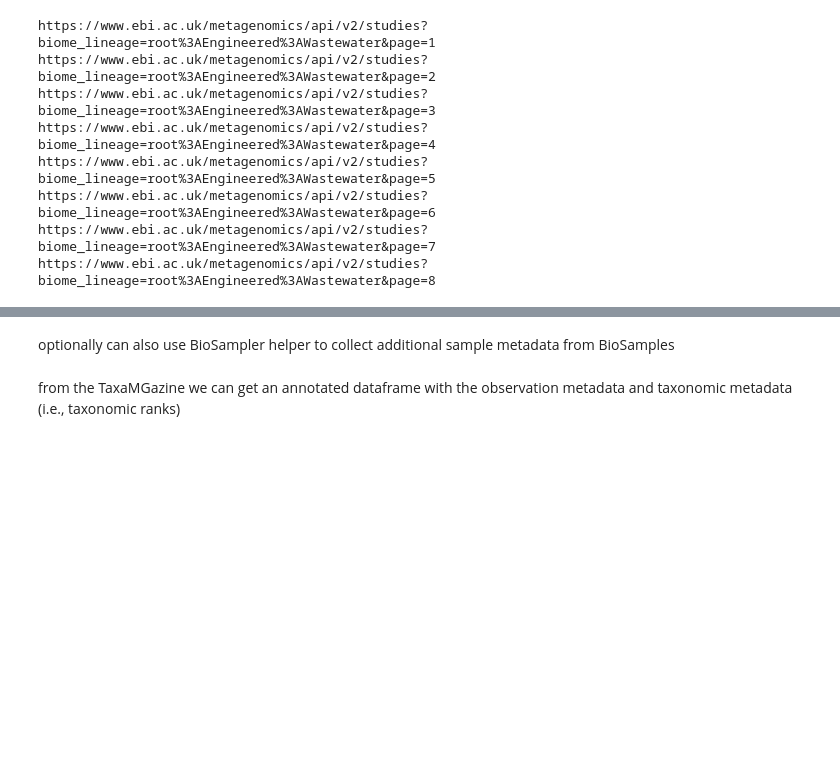
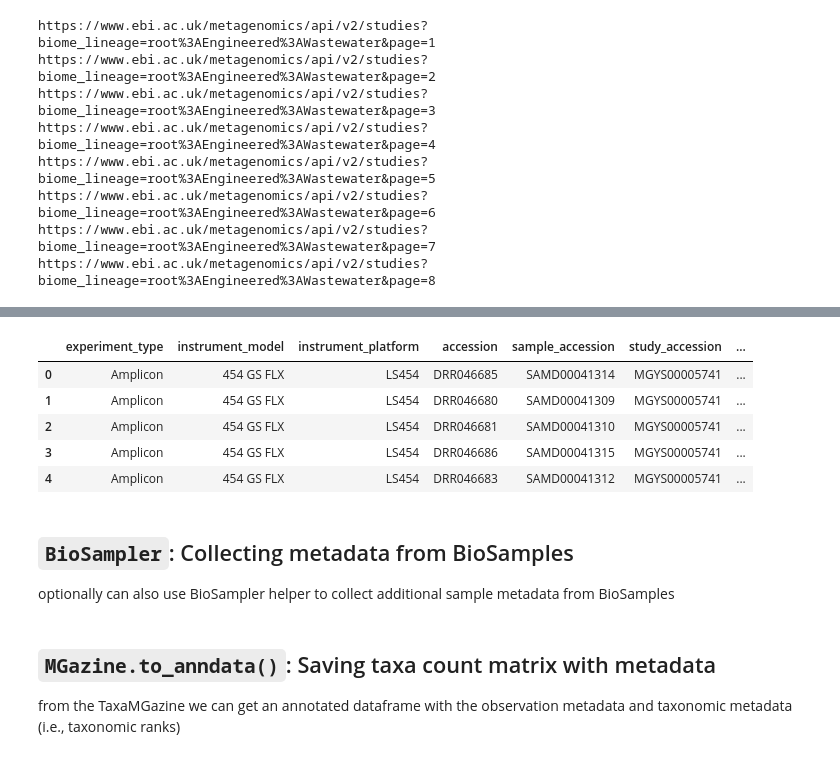
Before and after one commit to EBI-Metagenomics/mgnipy, a Jupyter notebook: docs/notebooks/demos/4_wwtp_biome.ipynb, the cells around one changed output, grey strips where cells are left out. Saved outputs shown, nothing was run; the diff lists cells and outputs as text; code cells hidden in the pictures; blank space fills up the shorter version.

```diff
--- a/docs/notebooks/demos/4_wwtp_biome.ipynb
+++ b/docs/notebooks/demos/4_wwtp_biome.ipynb
@@ -65,9 +81,20 @@ exploring the MGazine of datasets for the studies
 # %%
 # getting the magazine of datasets
 MZ = wwtp_studies.datasets
+
 # filtering to taxonomic of interest
-filtered_MZ = MZ['v4_1']['Taxonomic assignments SSU']
-# with helpers
+filtered_MZ = MZ['Taxonomic assignments SSU']
+
+# keeping latest pipeline version if multiple output files
+dedupe_downloads: list[dict] = (
+    filtered_MZ.downloads_df()
+    .sort_values(by='pipeline_version', ascending=False)
+    .drop_duplicates(subset='accession', keep='first')
+).to_dict(orient='records')
+# assign back to the filtered_MZ object
+filtered_MZ.downloads = dedupe_downloads
+
+# with taxonomic helpers
 taxo_mz = filtered_MZ.taxonomic
 # %% [output]
 TaxaMGazine containing:
@@ -114,7 +145,27 @@ WARNING:mgnipy.V2.mgnifier.query_executor:No response received from API.
 # %%
+studies_as_dict = {x['accession']: x for x in wwtp_studies.search_results.to_list()}
+
 # passing the additional metadata to the Mgazine of taxonomic datasets
-taxo_mz.mgnify_runs = mnet_run.metadata.to_list() + mnet_assembly.metadata.to_list()
+taxo_mz.mgnify_runs = mnet_run.metadata.to_list() + (
+    # some cleaning of assembly metadata to match the run metadata format
+    mnet_assembly.metadata.to_pandas()
+    .dropna(how='all', axis=1)
+    .rename(columns={'assembly_study_accession': 'study_accession'})
+    .assign(study=lambda df: df['study_accession'].map(studies_as_dict))
+).to_dict(orient='records')
+
+# taking a look
+taxo_mz.mgnify_runs.to_pandas(expand_nested_dicts=True).head()
+# %% [output]
+|  | experiment_type | instrument_model | instrument_platform | accession | sample_accession | study_accession | ... |
+| 0 | Amplicon | 454 GS FLX | LS454 | DRR046685 | SAMD00041314 | MGYS00005741 | ... |
+| 1 | Amplicon | 454 GS FLX | LS454 | DRR046680 | SAMD00041309 | MGYS00005741 | ... |
+| 2 | Amplicon | 454 GS FLX | LS454 | DRR046681 | SAMD00041310 | MGYS00005741 | ... |
+| 3 | Amplicon | 454 GS FLX | LS454 | DRR046686 | SAMD00041315 | MGYS00005741 | ... |
+| 4 | Amplicon | 454 GS FLX | LS454 | DRR046683 | SAMD00041312 | MGYS00005741 | ... |
 # %% [markdown]
+## `BioSampler`: Collecting metadata from BioSamples
+
 optionally can also use BioSampler helper to collect additional sample metadata from BioSamples
 # %%
 # # the sample accessions to use
@@ -129,6 +180,8 @@ optionally can also use BioSampler helper to collect additional sample metadata
 # # taking a look
 # print(taxo_mz)
 # %% [markdown]
+## `MGazine.to_anndata()`: Saving taxa count matrix with metadata
+
 from the TaxaMGazine we can get an annotated dataframe with the observation metadata and taxonomic metadata (i.e., taxonomic ranks)
 # %%
 # convert to annotated dataframe
```
Also changed, not shown: parts of 20 cells of this notebook, 5 other files.
